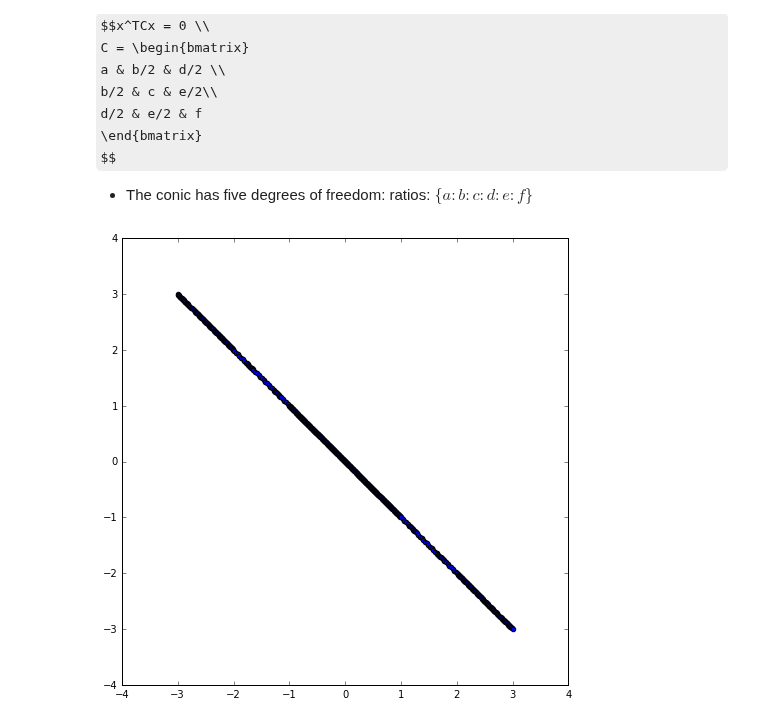
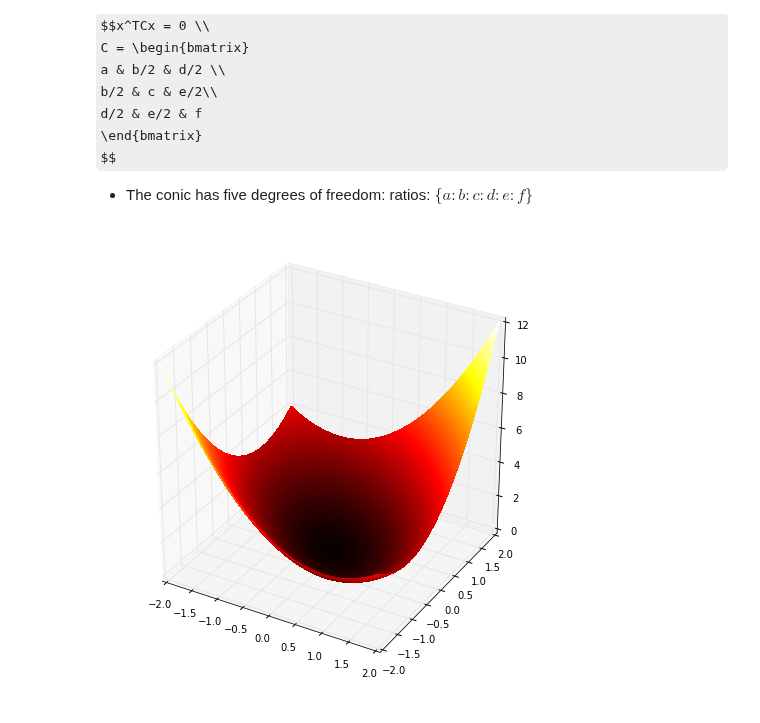
Before and after one commit to justayak/playground, a Jupyter notebook: computer_vision/multiple_view_geometry/multiple_view_geometry.ipynb, the cells around one changed output. Cells and saved outputs as stored; diff of their text form; code cells hidden in the pictures; some formulas as TeX source.

```diff
--- a/computer_vision/multiple_view_geometry/multiple_view_geometry.ipynb
+++ b/computer_vision/multiple_view_geometry/multiple_view_geometry.ipynb
@@ -232,35 +232,33 @@ $$
 # %%
 def gen_C(a,b,c,d,e,f):
     return np.array([
             [a, b/2, d/2],
             [b/2, c, e/2],
             [d/2, e/2, f]
         ])
 
-def check_C(a,b,c,d,e,f,x,y):
-    return a*x**2 + b*x*y + c*y**2 + d*x + e*y + f
-
-C = gen_C(1, 1, 0, 0, 0, 0).T
+C = gen_C(1, 1, 1, 0, 0, 0)
 
 fig = plt.figure(figsize=(8,8))
-ax = fig.add_subplot(111)
+ax = fig.add_subplot(111, projection='3d')
 
-X = []
-Y = []
-for x in np.linspace(-3, 3, 1000):
-    for y in np.linspace(-3, 3, 1000):
+W = 100
+H = 100
+X = np.linspace(-5, 5, W)
+Y = np.linspace(-5, 5, H)
+I = np.zeros((H,W), np.float32)
+
+for i, x in enumerate(X):
+    for j, y in enumerate(Y):
         x_ = np.array([x, y, 1])
-        erg1 = x_ @ C @ x_
-        erg2 = check_C(1,1,0,0,0,0,x,y)
-        try:
-            assert(math.isclose(erg1, erg2, rel_tol=0.05))
-        except AssertionError:
-            pass
-        if math.isclose(x_ @ C @ x_, 0, rel_tol=0.05):
-            X.append(x)
-            Y.append(y)
+        I[j, i] = x_.T @ C @ x_
 
-ax.scatter(X, Y)
+X, Y = np.meshgrid(X, Y)
+
+surf = ax.plot_surface(
+    X, Y, I,
+    rstride=1, cstride=1, cmap='hot', linewidth=0, antialiased=False)
+
 plt.show()
 # %% [output]
-[figure, old version]
+[figure, new version]
```
